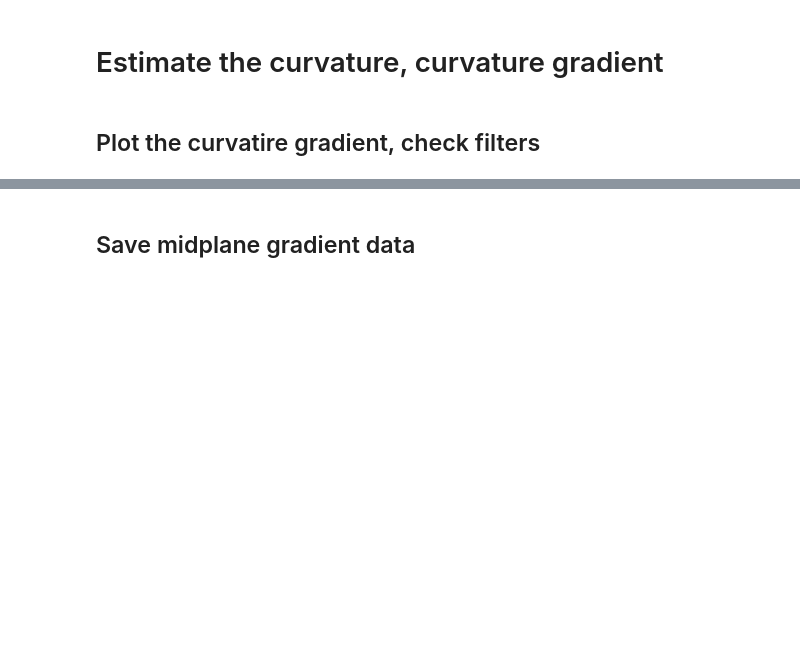
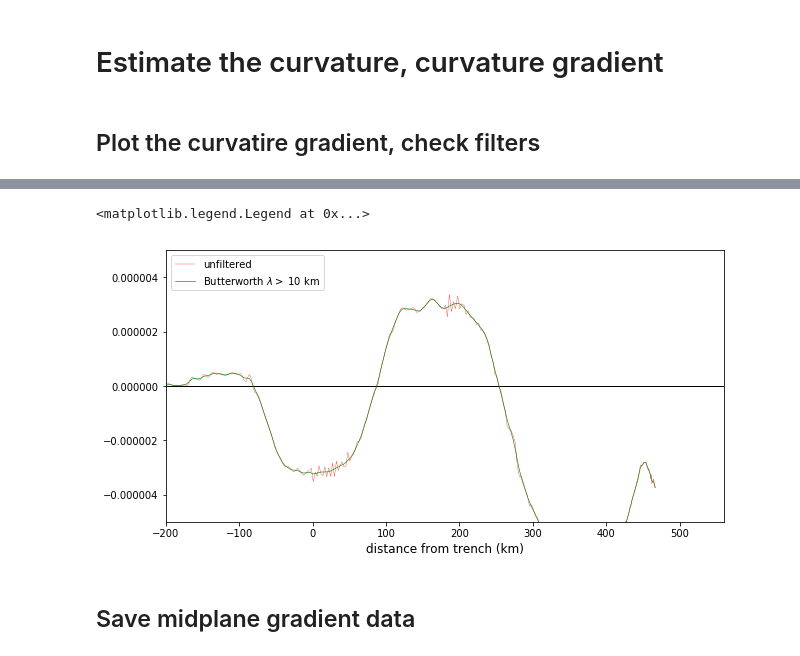
Before and after one commit to dansand/flat_slab, a Jupyter notebook: analysis/stress_curvature.ipynb, the cells around one changed output, grey strips where cells are left out. Drawn from its saved outputs; the diff is of its cells as text; code cells hidden in the pictures; blank space fills up the shorter version.

```diff
--- a/analysis/stress_curvature.ipynb
+++ b/analysis/stress_curvature.ipynb
@@ -182,6 +188,28 @@ ax.text(-270, 0.5e-10, r'($m^{-2}$)', size = 12, rotation=90)
 [figure]
 # %%
 #f.savefig('filtering.png', dpi=400, bbox_inches='tight')
+# %%
+f, ax = plt.subplots(figsize=(10, 5))
+ax.plot(sortedData[::1,0]*2900 - trenchLoc, c_*(1./2900e3),c = 'r', label='unfiltered', lw = 0.3)
+ax.plot(sortedData[::1,0]*2900 - trenchLoc, c_F*(1./2900e3),
+        c = 'g', lw = 0.6, label=r'Butterworth $\lambda >$ 10 km')
+
+
+
+ax.set_xlabel('distance from trench (km)', size = 12)
+#ax.set_ylabel(r'$\frac{\partial{K}}{\partial{S}}$ ', size = 20)
+
+
+ax.hlines(0, -200, 600, lw=1)
+#ax.plot(sortedData[::n,0], cxF)
+ax.set_ylim(-0.5e-5, 0.5e-5)
+ax.set_xlim(-200, 560)
+ax.legend(loc = 2)
+
+#ax.text(-270, 0.5e-10, r'($m^{-2}$)', size = 12, rotation=90)
+# %% [output]
+<matplotlib.legend.Legend at 0x...>
+[figure, added]
 # %% [markdown]
 ## Save midplane gradient data
 # %%
```
Also changed, not shown: parts of 21 cells of this notebook, 3 other files.
